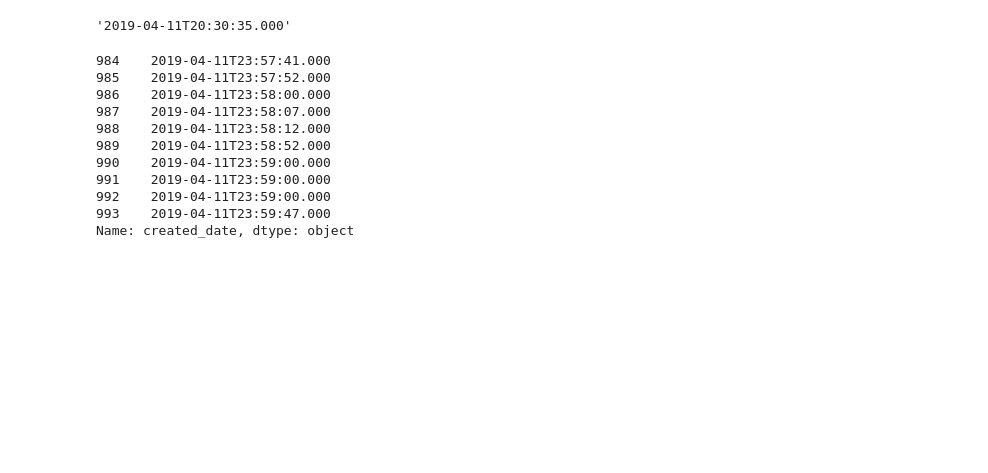
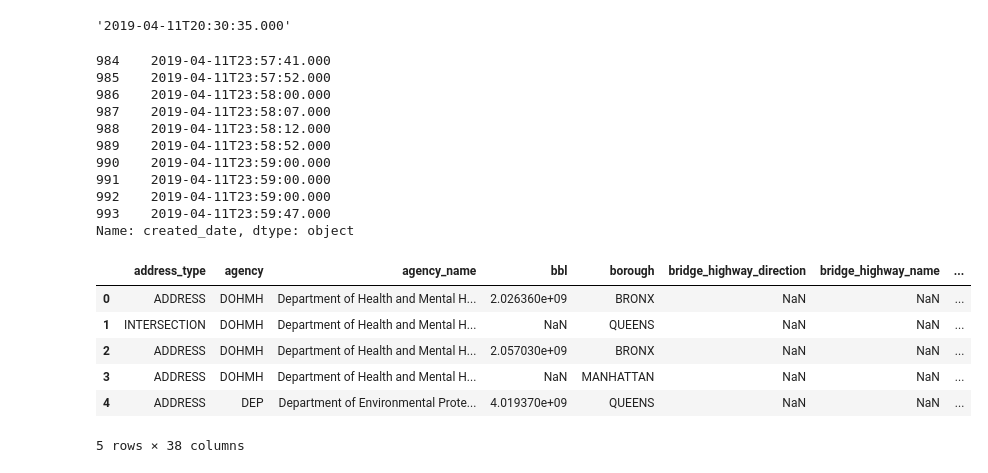
Before and after one commit to whohuhwhat/311_pt4, a Jupyter notebook: Workbook.ipynb, the cells around one changed output. Drawn from its saved outputs; the diff is of its cells as text; code cells hidden in the pictures; blank space fills up the shorter version.

```diff
--- a/Workbook.ipynb
+++ b/Workbook.ipynb
@@ -323,3 +323,15 @@ data7.created_date.tail(10)
 992    2019-04-11T23:59:00.000
 993    2019-04-11T23:59:47.000
 Name: created_date, dtype: object
+# %%
+df = pd.concat([data, data1, data2, data3, data4, data5, data6, data7], join="inner", axis=0)
+# %%
+df.head()
+# %% [output]
+|  | address_type | agency | agency_name | bbl | borough | bridge_highway_direction | bridge_highway_name | ... |
+| 0 | ADDRESS | DOHMH | Department of Health and Mental H... | 2.026360e+09 | BRONX | NaN | NaN | ... |
+| 1 | INTERSECTION | DOHMH | Department of Health and Mental H... | NaN | QUEENS | NaN | NaN | ... |
+| 2 | ADDRESS | DOHMH | Department of Health and Mental H... | 2.057030e+09 | BRONX | NaN | NaN | ... |
+| 3 | ADDRESS | DOHMH | Department of Health and Mental H... | NaN | MANHATTAN | NaN | NaN | ... |
+| 4 | ADDRESS | DEP | Department of Environmental Prote... | 4.019370e+09 | QUEENS | NaN | NaN | ... |
+5 rows × 38 columns
```
Also changed, not shown: parts of 23 cells of this notebook, 2 other files.
